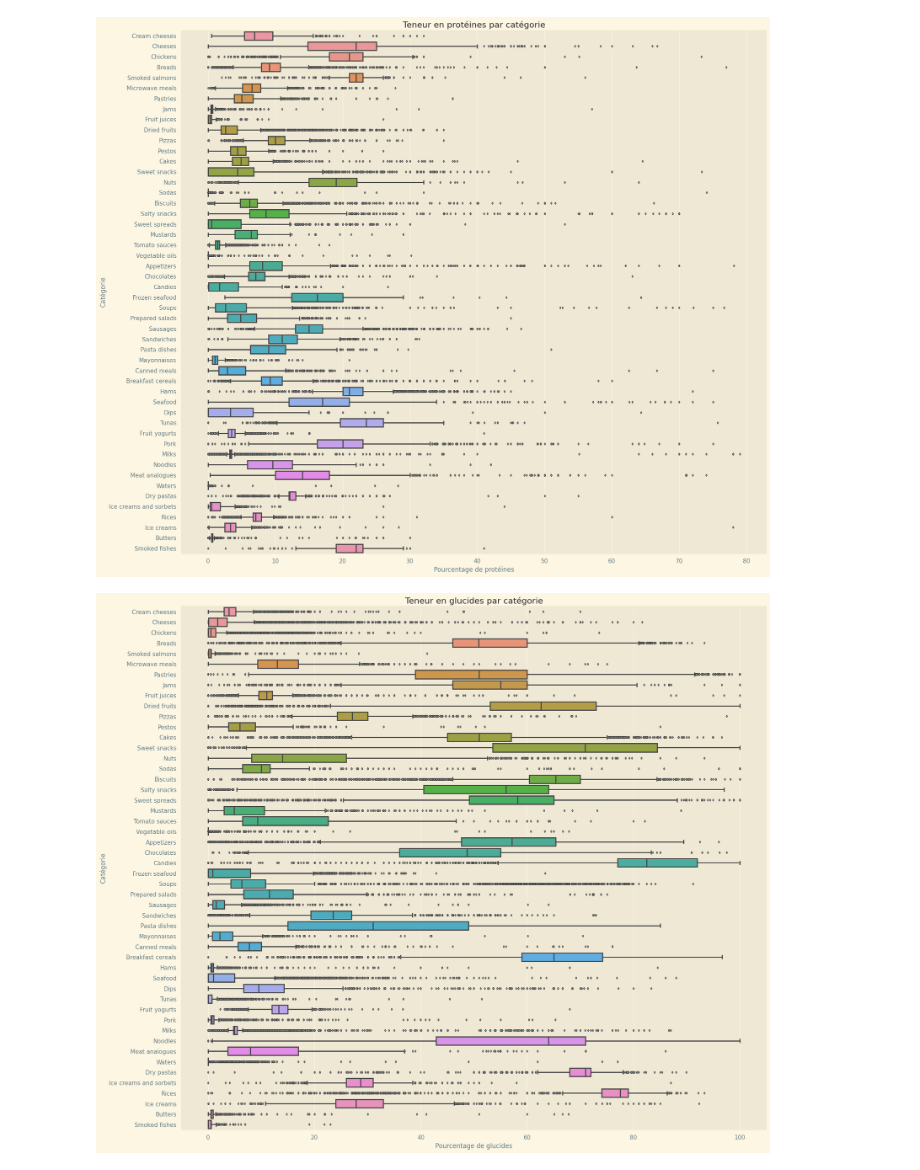
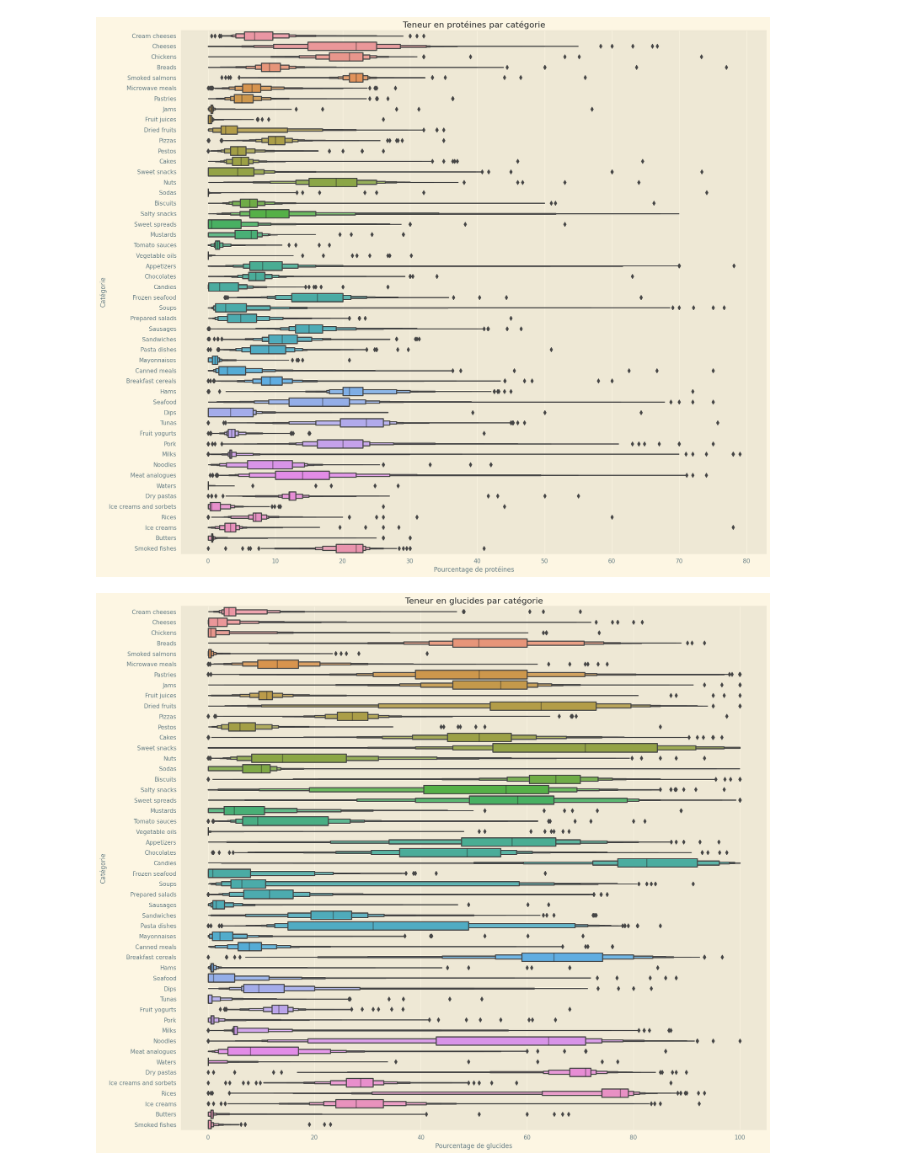
Before and after one commit to gabrielhermel/OC_DS_P3, a Jupyter notebook: Hermel_Gabriel_2_notebook_exploration_092022.ipynb, the cells around one changed output. Drawn from its saved outputs; the diff is of its cells as text; code cells hidden in the pictures.

```diff
--- a/Hermel_Gabriel_2_notebook_exploration_092022.ipynb
+++ b/Hermel_Gabriel_2_notebook_exploration_092022.ipynb
@@ -45,24 +47,24 @@ memory usage: 154.7+ MB
 # %%
 macro_cols_names = [
     ["proteins_100g", "protéines"],
     ["carbohydrates_100g", "glucides"],
     ["fat_100g", "graisses"],
     ["fiber_100g", "fibres"],
 ]
 
 for macro_col_name in macro_cols_names:
     plt.style.use("Solarize_Light2")
-    sns.boxplot(
+    sns.boxenplot(
         y=products_df_sel_categ["select_category"],
         x=products_df_sel_categ[macro_col_name[0]],
-        flierprops=dict(markerfacecolor="0.75", markersize=3, linestyle="none"),
+        # flierprops=dict(markerfacecolor="0.75", markersize=3, linestyle="none"),
     ).set(
         xlabel=f"Pourcentage de {macro_col_name[1]}",
         ylabel="Catégorie",
         title=f"Teneur en {macro_col_name[1]} par catégorie",
     )
     sns.set(rc={"figure.figsize": (20, 18)})
     plt.show()
 # %% [output]
-[figure, old version]
+[figure, new version]
-[figure, old version]
+[figure, new version]
```
Also changed, not shown: parts of 3 cells of this notebook.
